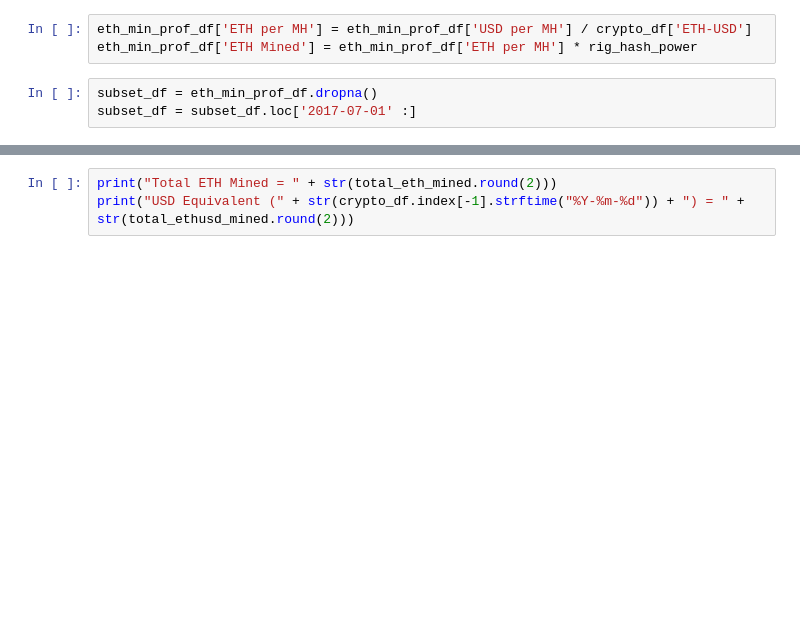
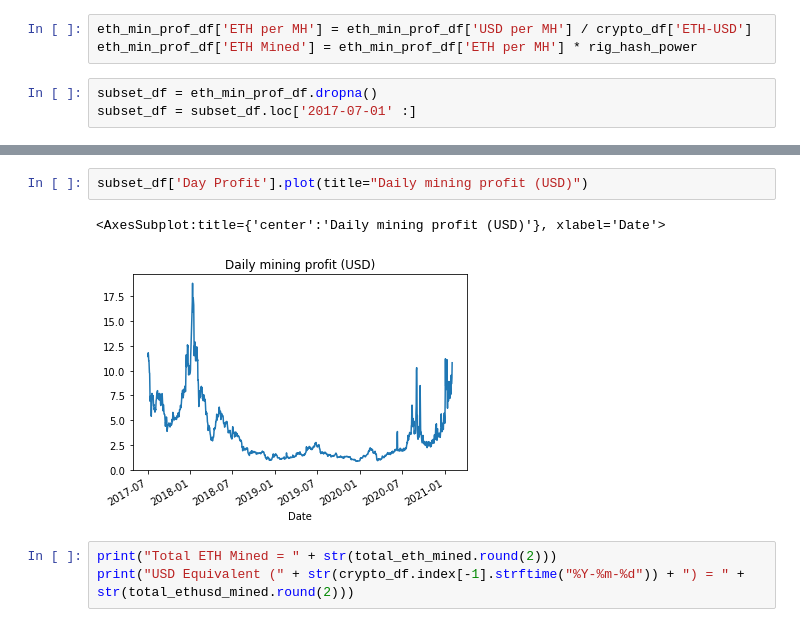
Before and after one commit to dannychwan/finance-python, a Jupyter notebook: Rig_vs_Buy.ipynb, the cells around one changed output, grey strips where cells are left out. Drawn from its saved outputs; the diff is of its cells as text; blank space fills up the shorter version.

```diff
--- a/Rig_vs_Buy.ipynb
+++ b/Rig_vs_Buy.ipynb
@@ -132,3 +173,8 @@ total_ethusd_mined = total_ethusd_mined.iloc[0]['ETH-USD']
+# %%
+subset_df['Day Profit'].plot(title="Daily mining profit (USD)")
+# %% [output]
+<AxesSubplot:title={'center':'Daily mining profit (USD)'}, xlabel='Date'>
+[figure, added]
 # %%
 print("Total ETH Mined = " + str(total_eth_mined.round(2)))
 print("USD Equivalent (" + str(crypto_df.index[-1].strftime("%Y-%m-%d")) + ") = " + str(total_ethusd_mined.round(2)))
```
Also changed, not shown: parts of 17 cells of this notebook.
